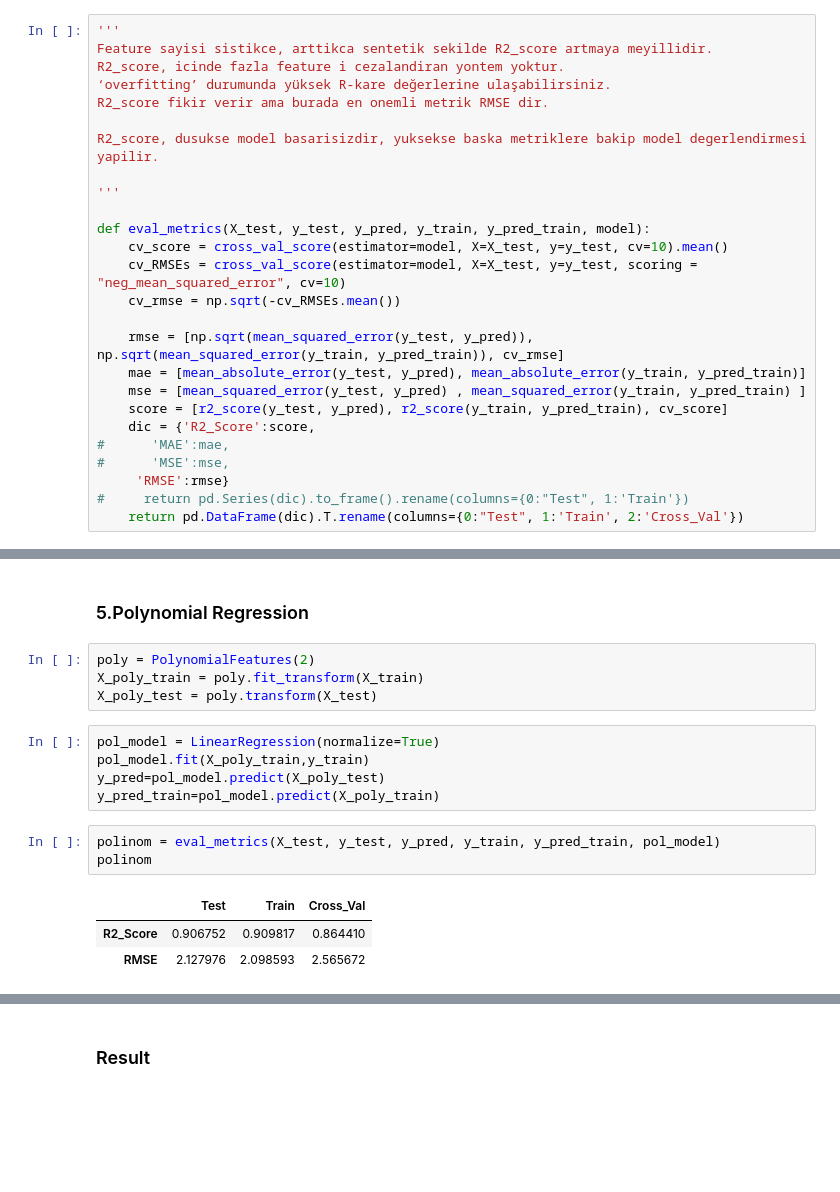
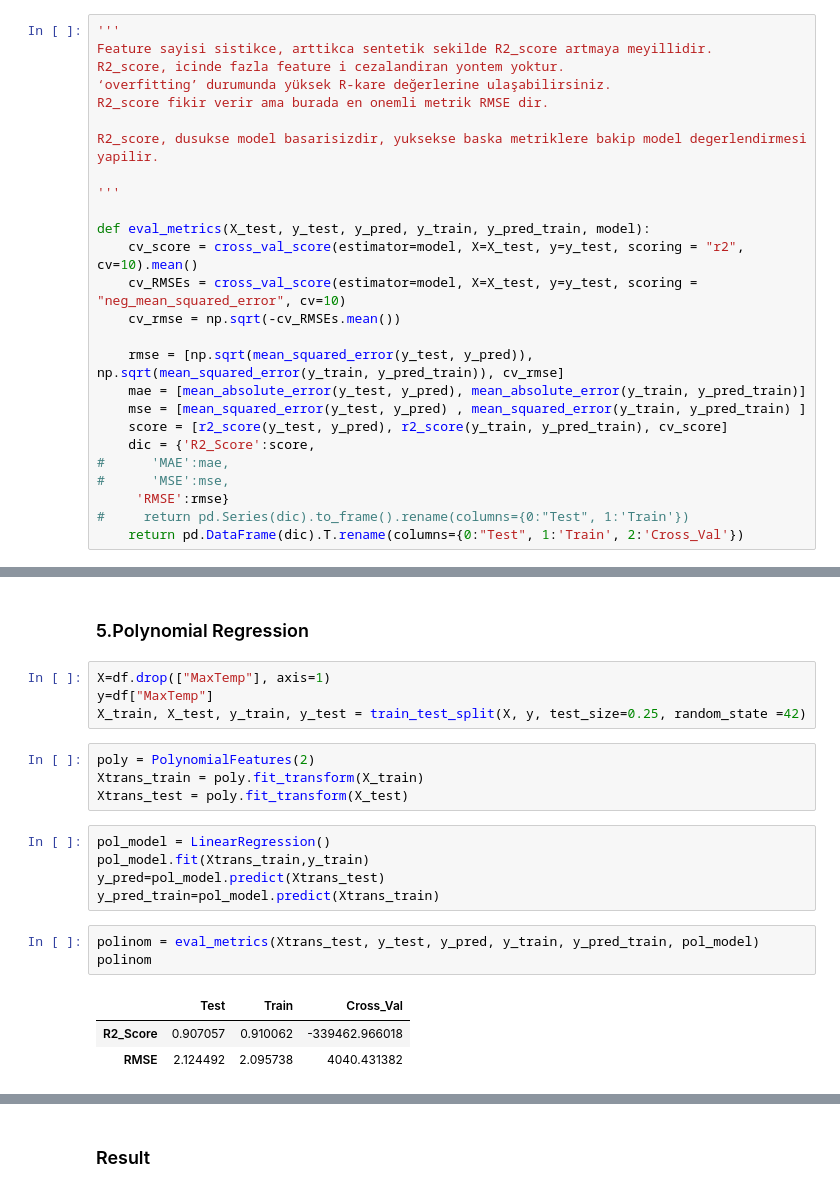
Before and after one commit to fidanfatih/PyCoders, a Jupyter notebook: Week-22/week-22.ipynb, the cells around one changed output, grey strips where cells are left out. Saved outputs shown, nothing was run; the diff lists cells and outputs as text; blank space fills up the shorter version.

```diff
--- a/Week-22/week-22.ipynb
+++ b/Week-22/week-22.ipynb
@@ -175,7 +175,7 @@ R2_score, dusukse model basarisizdir, yuksekse baska metriklere bakip model dege
 '''
 
 def eval_metrics(X_test, y_test, y_pred, y_train, y_pred_train, model):
-    cv_score = cross_val_score(estimator=model, X=X_test, y=y_test, cv=10).mean()
+    cv_score = cross_val_score(estimator=model, X=X_test, y=y_test, scoring = "r2", cv=10).mean()
     cv_RMSEs = cross_val_score(estimator=model, X=X_test, y=y_test, scoring = "neg_mean_squared_error", cv=10)
     cv_rmse = np.sqrt(-cv_RMSEs.mean())
 
@@ -352,19 +352,23 @@ elastic
 | RMSE | 2.695435 | 2.716525 | 2.695944 |
 # %% [markdown]
 ### 5.Polynomial Regression
+# %%
+X=df.drop(["MaxTemp"], axis=1)
+y=df["MaxTemp"]
+X_train, X_test, y_train, y_test = train_test_split(X, y, test_size=0.25, random_state =42)
 # %%
 poly = PolynomialFeatures(2)
-X_poly_train = poly.fit_transform(X_train)
-X_poly_test = poly.transform(X_test)
+Xtrans_train = poly.fit_transform(X_train)
+Xtrans_test = poly.fit_transform(X_test)
 # %%
-pol_model = LinearRegression(normalize=True)
-pol_model.fit(X_poly_train,y_train)
-y_pred=pol_model.predict(X_poly_test)
-y_pred_train=pol_model.predict(X_poly_train)
+pol_model = LinearRegression()
+pol_model.fit(Xtrans_train,y_train)
+y_pred=pol_model.predict(Xtrans_test)
+y_pred_train=pol_model.predict(Xtrans_train)
 # %%
-polinom = eval_metrics(X_test, y_test, y_pred, y_train, y_pred_train, pol_model)
+polinom = eval_metrics(Xtrans_test, y_test, y_pred, y_train, y_pred_train, pol_model)
 polinom
 # %% [output]
 |  | Test | Train | Cross_Val |
-| R2_Score | 0.906752 | 0.909817 | 0.864410 |
-| RMSE | 2.127976 | 2.098593 | 2.565672 |
+| R2_Score | 0.907057 | 0.910062 | -339462.966018 |
+| RMSE | 2.124492 | 2.095738 | 4040.431382 |
```
Also changed, not shown: parts of 5 cells of this notebook, 3 other files.
